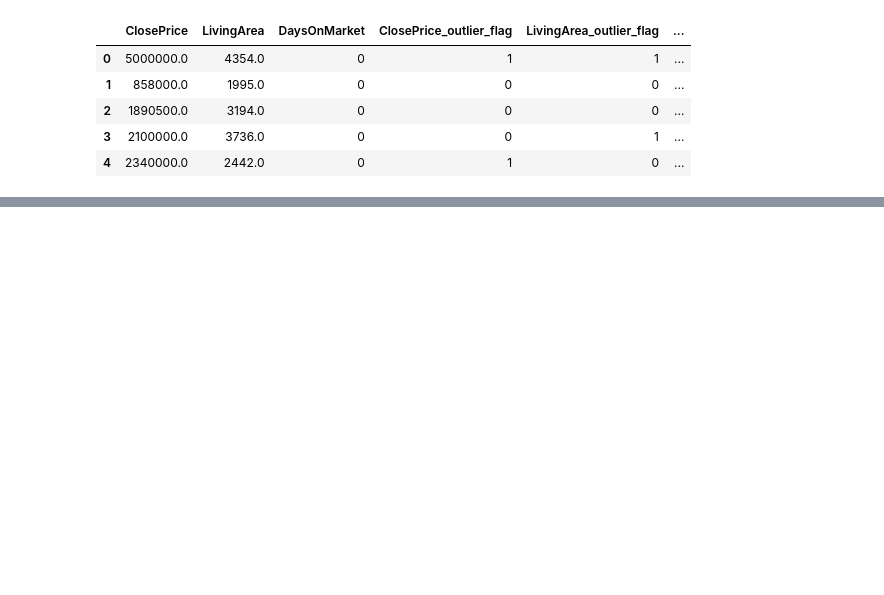
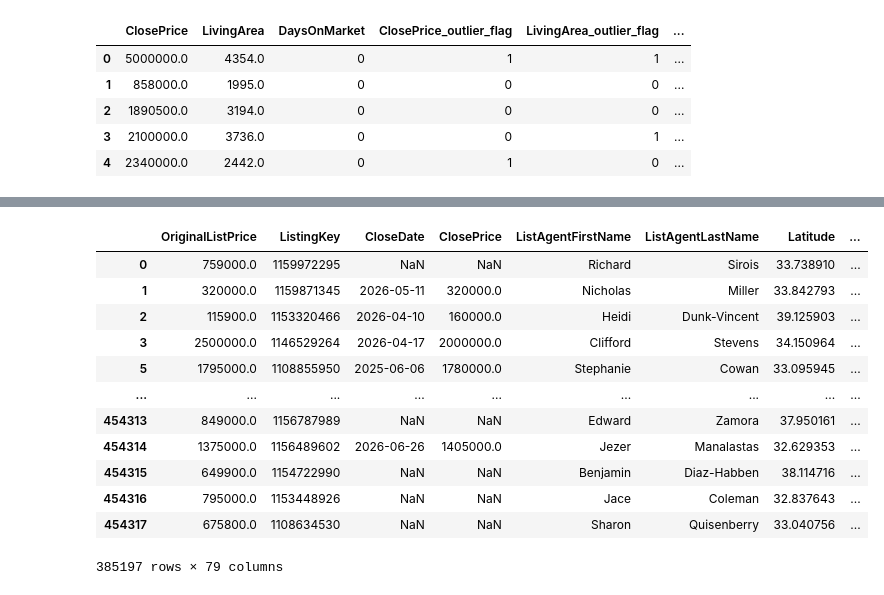
Before and after one commit to Michael-Anthony-Aguirre/IDX-Exchange-DA-Internship-2026, a Jupyter notebook: week7/6_outlier_detection.ipynb, the cells around one changed output, grey strips where cells are left out. Cells and saved outputs as stored; diff of their text form; code cells hidden in the pictures; blank space fills up the shorter version.

```diff
--- a/week7/6_outlier_detection.ipynb
+++ b/week7/6_outlier_detection.ipynb
@@ -82 +121,17 @@ df_sold[key_numeric_fields + outlier_flags].head()
+# %%
+df_listings_filtered
+# %% [output]
+|  | OriginalListPrice | ListingKey | CloseDate | ClosePrice | ListAgentFirstName | ListAgentLastName | Latitude | ... |
+| 0 | 759000.0 | 1159972295 | NaN | NaN | Richard | Sirois | 33.738910 | ... |
+| 1 | 320000.0 | 1159871345 | 2026-05-11 | 320000.0 | Nicholas | Miller | 33.842793 | ... |
+| 2 | 115900.0 | 1153320466 | 2026-04-10 | 160000.0 | Heidi | Dunk-Vincent | 39.125903 | ... |
+| 3 | 2500000.0 | 1146529264 | 2026-04-17 | 2000000.0 | Clifford | Stevens | 34.150964 | ... |
+| 5 | 1795000.0 | 1108855950 | 2025-06-06 | 1780000.0 | Stephanie | Cowan | 33.095945 | ... |
+| ... | ... | ... | ... | ... | ... | ... | ... | ... |
+| 454313 | 849000.0 | 1156787989 | NaN | NaN | Edward | Zamora | 37.950161 | ... |
+| 454314 | 1375000.0 | 1156489602 | 2026-06-26 | 1405000.0 | Jezer | Manalastas | 32.629353 | ... |
+| 454315 | 649900.0 | 1154722990 | NaN | NaN | Benjamin | Diaz-Habben | 38.114716 | ... |
+| 454316 | 795000.0 | 1153448926 | NaN | NaN | Jace | Coleman | 32.837643 | ... |
+| 454317 | 675800.0 | 1108634530 | NaN | NaN | Sharon | Quisenberry | 33.040756 | ... |
+385197 rows × 79 columns
 # %%
```
Also changed, not shown: parts of 14 cells of this notebook.
